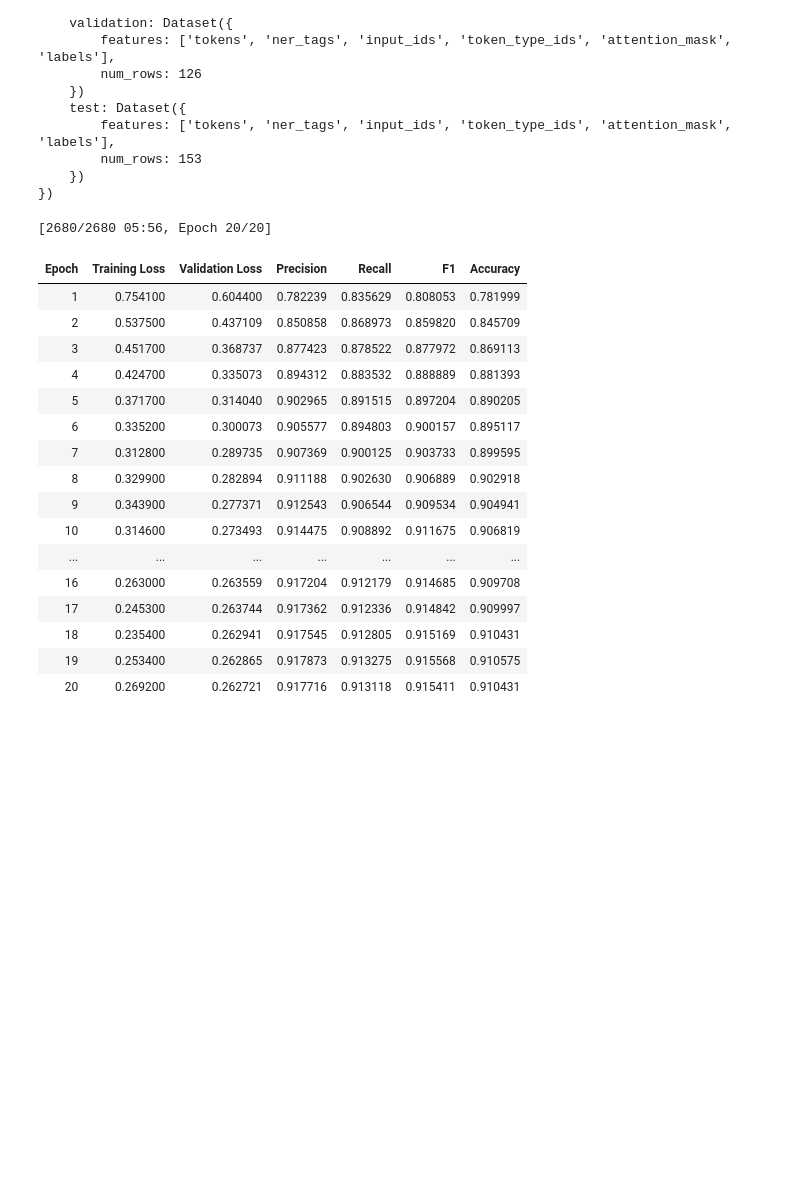
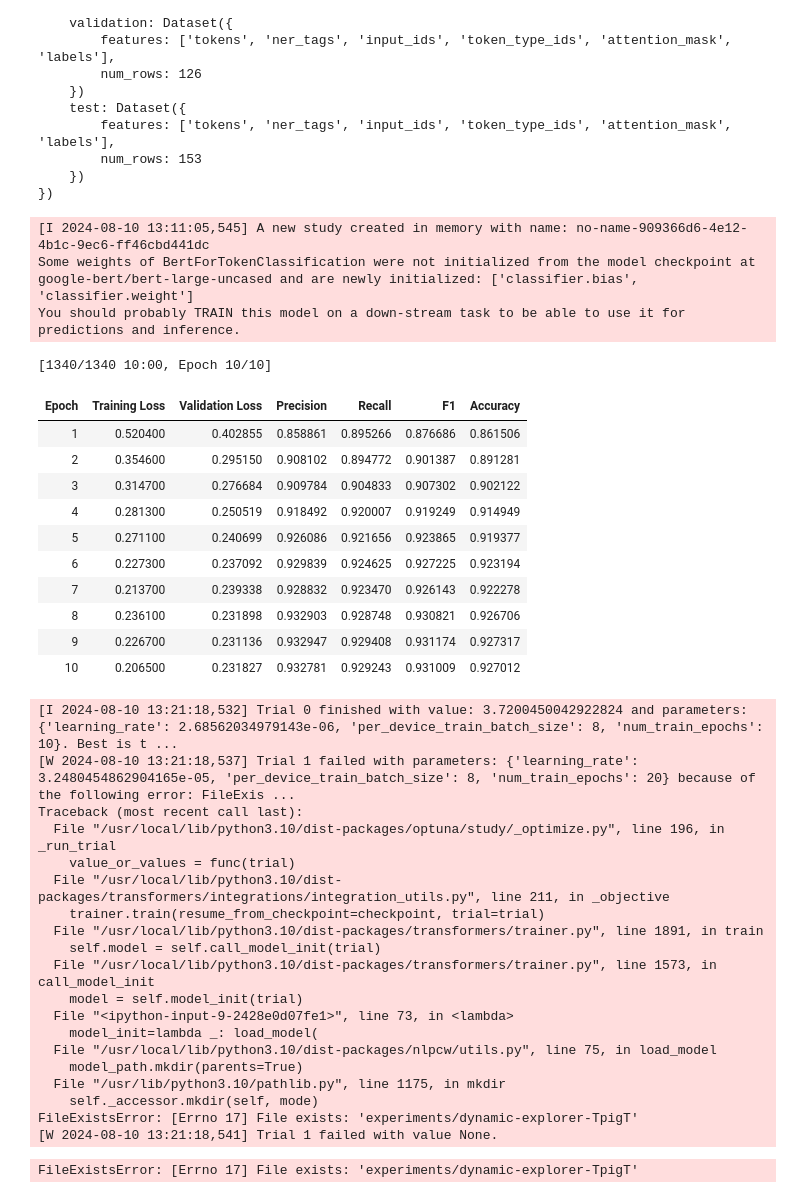
Before and after one commit to Cogniveon/nlpcw, a Jupyter notebook: playground.ipynb, the cells around one changed output. Cells and saved outputs as stored; diff of their text form; code cells hidden in the pictures; blank space fills up the shorter version.

Commit message:
optuna

```diff
--- a/playground.ipynb
+++ b/playground.ipynb
@@ -40,6 +37,6 @@ True
 # %%
 # @title Config
-MODEL_NAME = "dslim/bert-base-NER" # @param ["romainlhardy/roberta-large-finetuned-ner","google-bert/bert-base-uncased","romainlhardy/roberta-base-finetuned-ner","google-bert/bert-large-uncased", "romainlhardy/finetuned-ner", "romainlhardy/bert-finetuned-ner", "pucpr/biobertpt-all"] {"allow-input":true}
+MODEL_NAME = "google-bert/bert-large-uncased" # @param ["romainlhardy/roberta-large-finetuned-ner","google-bert/bert-base-uncased","romainlhardy/roberta-base-finetuned-ner","google-bert/bert-large-uncased", "romainlhardy/finetuned-ner", "romainlhardy/bert-finetuned-ner", "pucpr/biobertpt-all"] {"allow-input":true}
 CHECKPOINT_PATH = None # @param {type:"raw"}
 BATCH_SIZE = 8 # @param {type:"integer"}
 NUM_EPOCHS = 20 # @param {type:"integer"}
@@ -144,6 +136,7 @@ args = TrainingArguments(
     weight_decay=0.001,
     metric_for_best_model="f1",
     load_best_model_at_end=True,
+    report_to="wandb",
 )
 
 class CustomTrainer(Trainer):
@@ -162,9 +155,23 @@ class CustomTrainer(Trainer):
         return (loss, outputs) if return_outputs else loss
 
 
+def optuna_hp_space(trial):
+    return {
+        "learning_rate": trial.suggest_float("learning_rate", 1e-6, 1e-4, log=True),
+        "per_device_train_batch_size": trial.suggest_categorical("per_device_train_batch_size", [4, 8, 12]),
+        "num_train_epochs": trial.suggest_categorical("num_train_epochs", [10, 15, 20]),
+    }
+
+
 trainer = CustomTrainer(
     model,
     args,
+    model_init=lambda _: load_model(
+        exp_or_model_name=MODEL_NAME if CHECKPOINT_PATH == None else CHECKPOINT_PATH,
+        num_labels=num_labels,
+        id2label=id2label,
+        label2id=label2id,
+    )[2],
     train_dataset=tokenized_dataset["train"],  # type: ignore
     eval_dataset=tokenized_dataset["validation"],  # type: ignore
     data_collator=data_collator,
@@ -173,25 +180,46 @@ trainer = CustomTrainer(
     callbacks=[EarlyStoppingCallback(early_stopping_patience=3)],
 )
 # %%
-%%wandb
-trainer.train()
-wandb.finish()
+# trainer.train()
+best_trials = trainer.hyperparameter_search(
+    backend="optuna",
+    direction="minimize",
+    hp_space=optuna_hp_space,
+    n_trials=10,
+)
 # %% [output]
-[2680/2680 05:56, Epoch 20/20]
+[I 2024-08-10 13:11:05,545] A new study created in memory with name: no-name-909366d6-4e12-4b1c-9ec6-ff46cbd441dc
+Some weights of BertForTokenClassification were not initialized from the model checkpoint at google-bert/bert-large-uncased and are newly initialized: ['classifier.bias', 'classifier.weight']
+You should probably TRAIN this model on a down-stream task to be able to use it for predictions and inference.
+[1340/1340 10:00, Epoch 10/10]
 | Epoch | Training Loss | Validation Loss | Precision | Recall | F1 | Accuracy |
-| 1 | 0.754100 | 0.604400 | 0.782239 | 0.835629 | 0.808053 | 0.781999 |
-| 2 | 0.537500 | 0.437109 | 0.850858 | 0.868973 | 0.859820 | 0.845709 |
-| 3 | 0.451700 | 0.368737 | 0.877423 | 0.878522 | 0.877972 | 0.869113 |
-| 4 | 0.424700 | 0.335073 | 0.894312 | 0.883532 | 0.888889 | 0.881393 |
-| 5 | 0.371700 | 0.314040 | 0.902965 | 0.891515 | 0.897204 | 0.890205 |
-| 6 | 0.335200 | 0.300073 | 0.905577 | 0.894803 | 0.900157 | 0.895117 |
-| 7 | 0.312800 | 0.289735 | 0.907369 | 0.900125 | 0.903733 | 0.899595 |
-| 8 | 0.329900 | 0.282894 | 0.911188 | 0.902630 | 0.906889 | 0.902918 |
-| 9 | 0.343900 | 0.277371 | 0.912543 | 0.906544 | 0.909534 | 0.904941 |
-| 10 | 0.314600 | 0.273493 | 0.914475 | 0.908892 | 0.911675 | 0.906819 |
-| ... | ... | ... | ... | ... | ... | ... |
-| 16 | 0.263000 | 0.263559 | 0.917204 | 0.912179 | 0.914685 | 0.909708 |
-| 17 | 0.245300 | 0.263744 | 0.917362 | 0.912336 | 0.914842 | 0.909997 |
-| 18 | 0.235400 | 0.262941 | 0.917545 | 0.912805 | 0.915169 | 0.910431 |
-| 19 | 0.253400 | 0.262865 | 0.917873 | 0.913275 | 0.915568 | 0.910575 |
-| 20 | 0.269200 | 0.262721 | 0.917716 | 0.913118 | 0.915411 | 0.910431 |
+| 1 | 0.520400 | 0.402855 | 0.858861 | 0.895266 | 0.876686 | 0.861506 |
+| 2 | 0.354600 | 0.295150 | 0.908102 | 0.894772 | 0.901387 | 0.891281 |
+| 3 | 0.314700 | 0.276684 | 0.909784 | 0.904833 | 0.907302 | 0.902122 |
+| 4 | 0.281300 | 0.250519 | 0.918492 | 0.920007 | 0.919249 | 0.914949 |
+| 5 | 0.271100 | 0.240699 | 0.926086 | 0.921656 | 0.923865 | 0.919377 |
+| 6 | 0.227300 | 0.237092 | 0.929839 | 0.924625 | 0.927225 | 0.923194 |
+| 7 | 0.213700 | 0.239338 | 0.928832 | 0.923470 | 0.926143 | 0.922278 |
+| 8 | 0.236100 | 0.231898 | 0.932903 | 0.928748 | 0.930821 | 0.926706 |
+| 9 | 0.226700 | 0.231136 | 0.932947 | 0.929408 | 0.931174 | 0.927317 |
+| 10 | 0.206500 | 0.231827 | 0.932781 | 0.929243 | 0.931009 | 0.927012 |
+[I 2024-08-10 13:21:18,532] Trial 0 finished with value: 3.7200450042922824 and parameters: {'learning_rate': 2.68562034979143e-06, 'per_device_train_batch_size': 8, 'num_train_epochs': 10}. Best is t ...
+[W 2024-08-10 13:21:18,537] Trial 1 failed with parameters: {'learning_rate': 3.2480454862904165e-05, 'per_device_train_batch_size': 8, 'num_train_epochs': 20} because of the following error: FileExis ...
+Traceback (most recent call last):
+  File "/usr/local/lib/python3.10/dist-packages/optuna/study/_optimize.py", line 196, in _run_trial
+    value_or_values = func(trial)
+  File "/usr/local/lib/python3.10/dist-packages/transformers/integrations/integration_utils.py", line 211, in _objective
+    trainer.train(resume_from_checkpoint=checkpoint, trial=trial)
+  File "/usr/local/lib/python3.10/dist-packages/transformers/trainer.py", line 1891, in train
+    self.model = self.call_model_init(trial)
+  File "/usr/local/lib/python3.10/dist-packages/transformers/trainer.py", line 1573, in call_model_init
+    model = self.model_init(trial)
+  File "<ipython-input-9-2428e0d07fe1>", line 73, in <lambda>
+    model_init=lambda _: load_model(
+  File "/usr/local/lib/python3.10/dist-packages/nlpcw/utils.py", line 75, in load_model
+    model_path.mkdir(parents=True)
+  File "/usr/lib/python3.10/pathlib.py", line 1175, in mkdir
+    self._accessor.mkdir(self, mode)
+FileExistsError: [Errno 17] File exists: 'experiments/dynamic-explorer-TpigT'
+[W 2024-08-10 13:21:18,541] Trial 1 failed with value None.
+FileExistsError: [Errno 17] File exists: 'experiments/dynamic-explorer-TpigT'
```
Also changed, not shown: parts of 3 cells of this notebook.
